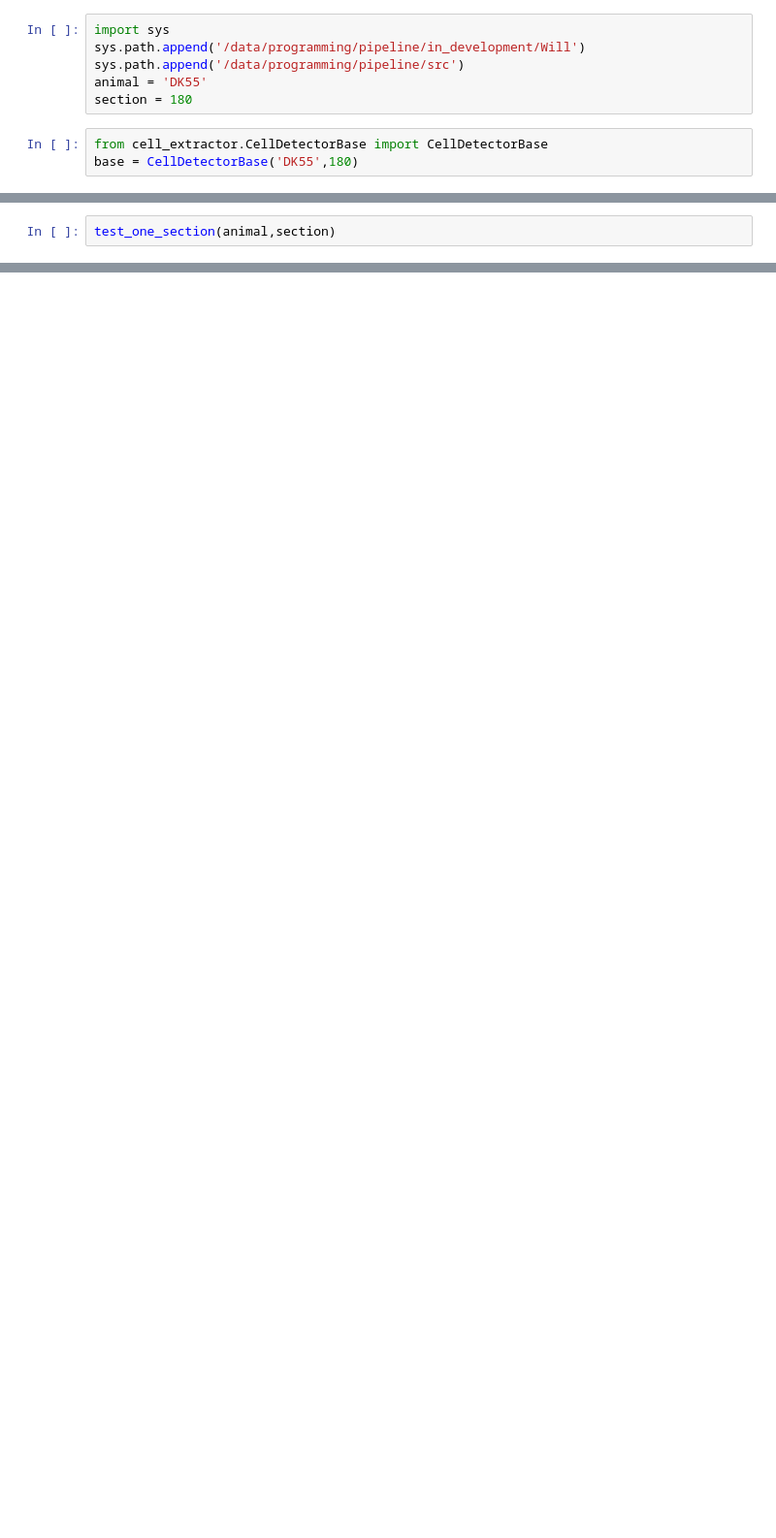
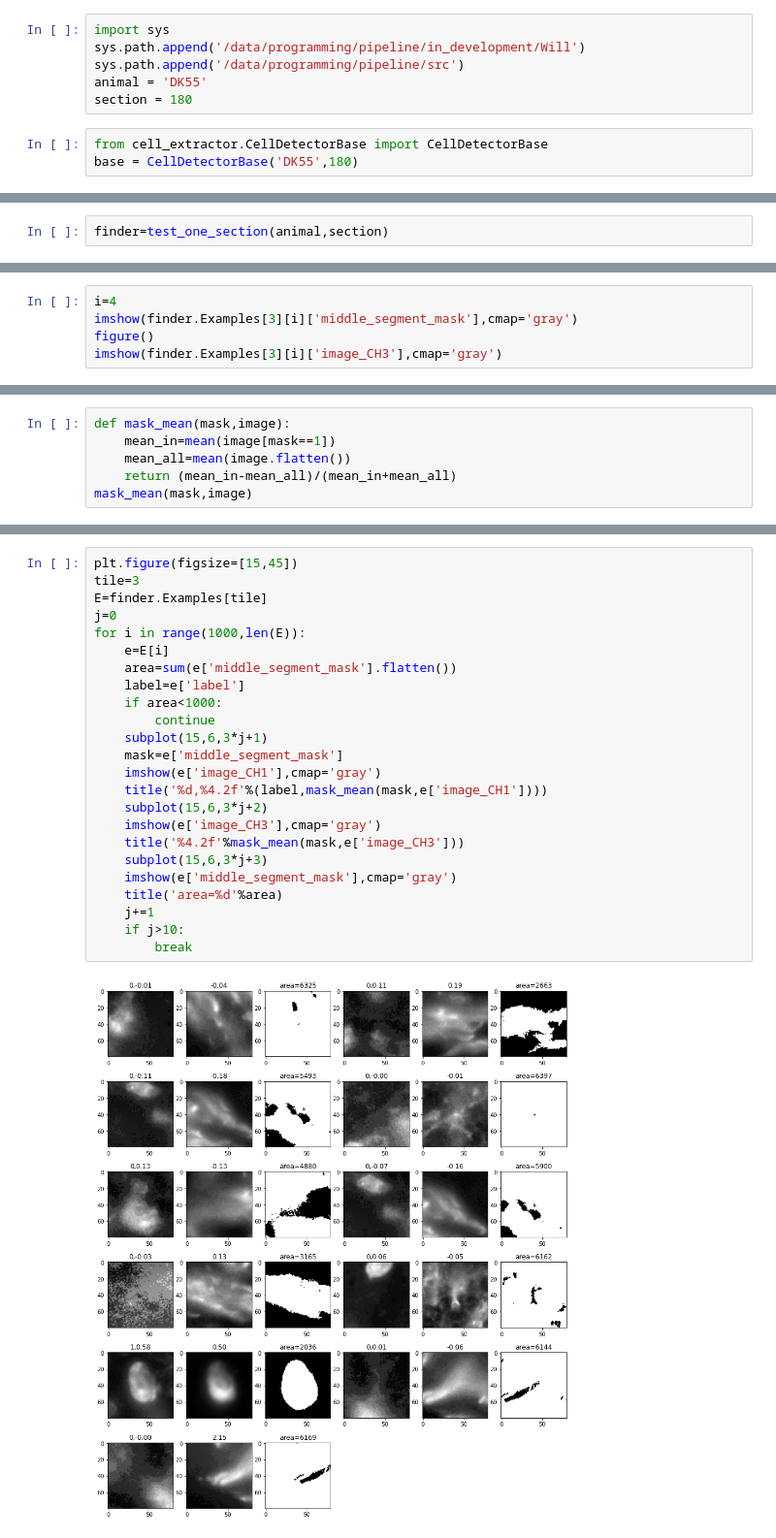
Before and after one commit to ActiveBrainAtlas2/preprocessing-pipeline, a Jupyter notebook: in_development/Will/cell_extractor/find_features.ipynb, the cells around one changed output, grey strips where cells are left out. Shown at 97% size. Saved outputs shown, nothing was run; the diff lists cells and outputs as text; blank space fills up the shorter version.

Commit message:
added CH1+CH3+mask features

```diff
--- a/in_development/Will/cell_extractor/find_features.ipynb
+++ b/in_development/Will/cell_extractor/find_features.ipynb
@@ -101,5 +120,5 @@ def test_one_section(animal,section):
 # %%
-test_one_section(animal,section)
+finder=test_one_section(animal,section)
 # %% [output]
 DATA_DIR=/data/cell_segmentation/DK55/CH3
 180 180
@@ -170,0 +177,5 @@ tilei[0]
+# %%
+i=4
+imshow(finder.Examples[3][i]['middle_segment_mask'],cmap='gray')
+figure()
+imshow(finder.Examples[3][i]['image_CH3'],cmap='gray')
@@ -170,0 +186,6 @@ tilei[0]
+# %%
+def mask_mean(mask,image):
+    mean_in=mean(image[mask==1])
+    mean_all=mean(image.flatten())
+    return (mean_in-mean_all)/(mean_in+mean_all)
+mask_mean(mask,image)
@@ -170,0 +198,26 @@ tilei[0]
+# %%
+plt.figure(figsize=[15,45])
+tile=3
+E=finder.Examples[tile]
+j=0
+for i in range(1000,len(E)):
+    e=E[i]
+    area=sum(e['middle_segment_mask'].flatten())
+    label=e['label']
+    if area<1000:
+        continue
+    subplot(15,6,3*j+1)
+    mask=e['middle_segment_mask']
+    imshow(e['image_CH1'],cmap='gray')
+    title('%d,%4.2f'%(label,mask_mean(mask,e['image_CH1'])))
+    subplot(15,6,3*j+2)
+    imshow(e['image_CH3'],cmap='gray')
+    title('%4.2f'%mask_mean(mask,e['image_CH3']))
+    subplot(15,6,3*j+3)
+    imshow(e['middle_segment_mask'],cmap='gray')
+    title('area=%d'%area)
+    j+=1
+    if j>10:
+        break
+# %% [output]
+[figure, added]
```
Also changed, not shown: parts of 17 cells of this notebook.
